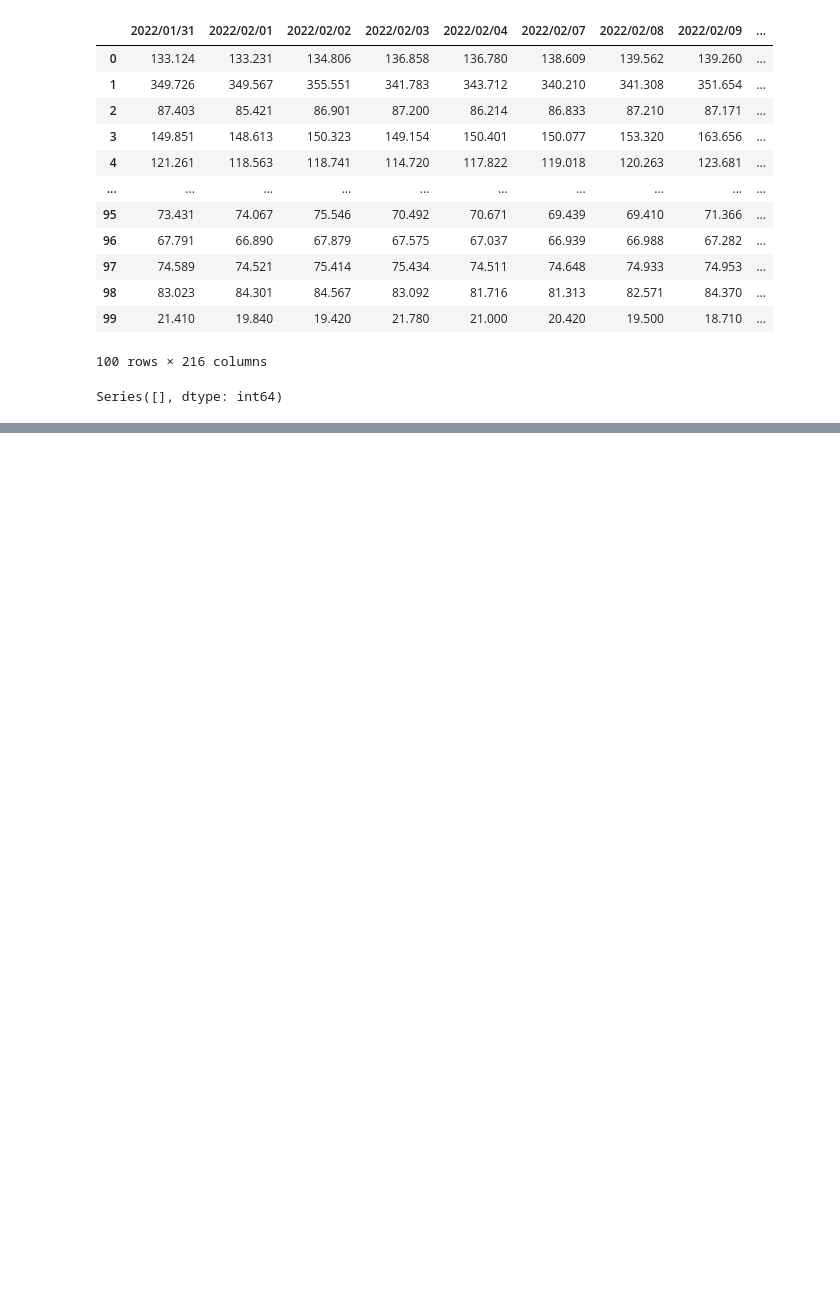
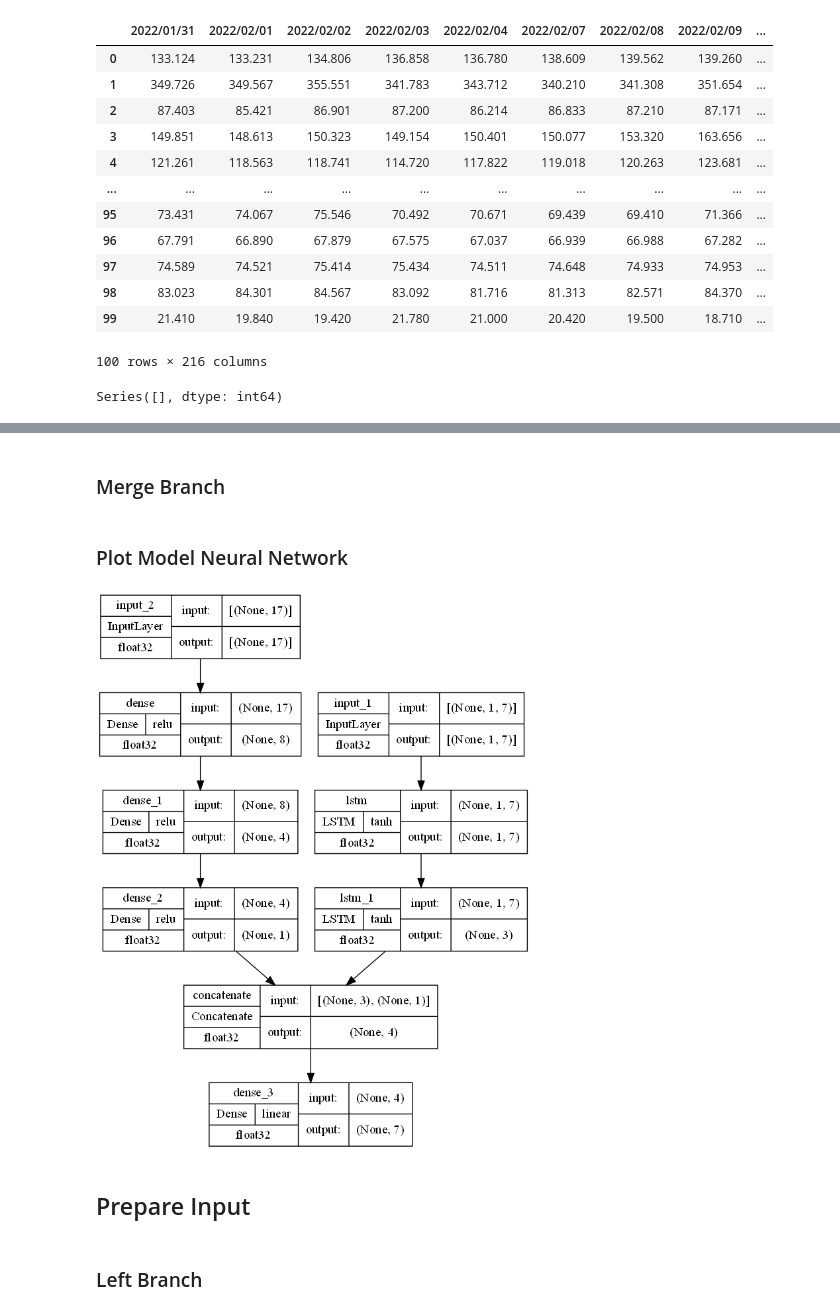
Before and after one commit to rizal-mujahiddan69/m6_competition, a Jupyter notebook: Analisis_data.ipynb, the cells around one changed output, grey strips where cells are left out. Saved outputs shown, nothing was run; the diff lists cells and outputs as text; code cells hidden in the pictures; blank space fills up the shorter version.

Commit message:
adding neural network

```diff
--- a/Analisis_data.ipynb
+++ b/Analisis_data.ipynb
@@ -489,0 +657,4 @@ df_gabung
+# %%
+right_input_layer = tf.keras.Input(shape=(1,width_window,))
+lstm_r_1 = LSTM(width_window,return_sequences=True)(right_input_layer)
+lstm_r_2 = LSTM(width_window//2)(lstm_r_1)
@@ -489,0 +663,32 @@ df_gabung
+# %%
+left_input_layer = tf.keras.Input(shape=(17,))
+dense_l_1 = Dense(8,activation='relu')(left_input_layer)
+dense_l_2 = Dense(4,activation='relu')(dense_l_1)
+dense_l_3 = Dense(1,activation='relu')(dense_l_2)
+
+# flat2 = Flatten()(dense1)
+# %% [markdown]
+### Merge Branch
+# %%
+nn_mer = concatenate([lstm_r_2,dense_l_3])
+outputs = Dense(width_output)(nn_mer)
+# %%
+model_nn = Model(inputs = [left_input_layer, right_input_layer], outputs = outputs)
+# %% [markdown]
+### Plot Model Neural Network
+# %%
+plot_model(model_nn,
+    show_shapes=True,
+    show_dtype=True,
+    show_layer_names=True,
+    rankdir='TB',
+    expand_nested=True,
+    dpi=100,
+    layer_range=None,
+    show_layer_activations=True)
+# %% [output]
+[figure, added]
+# %% [markdown]
+## Prepare Input
+# %% [markdown]
+### Left Branch
```
Also changed, not shown: parts of 36 cells of this notebook, 6 other files.
